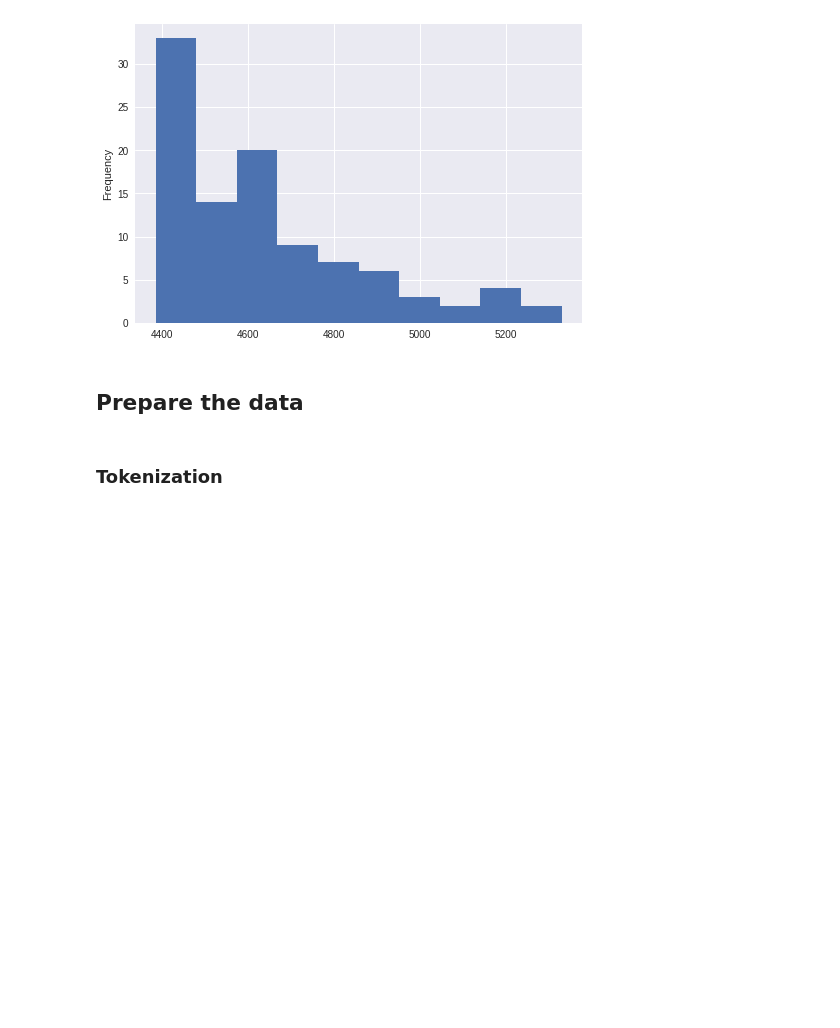
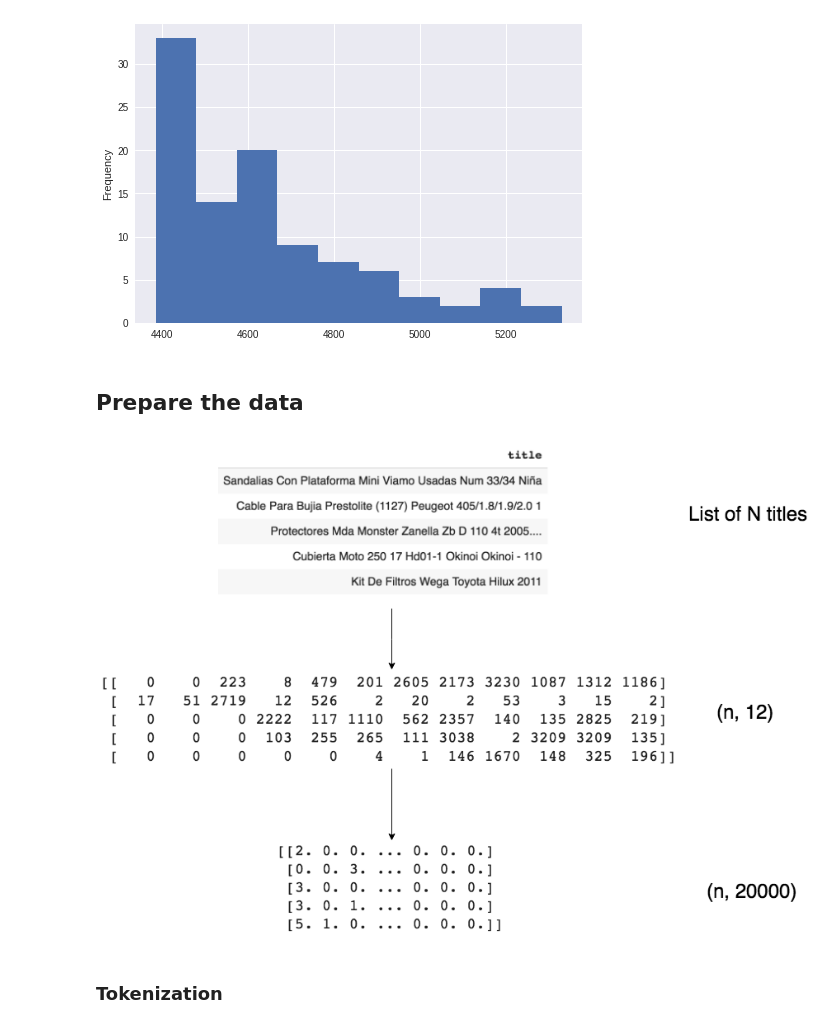
Before and after one commit to agustin-sarasua/workshop-categorization, a Jupyter notebook: Workshop_Step1.ipynb, the cells around one changed output. Saved outputs shown, nothing was run; the diff lists cells and outputs as text; code cells hidden in the pictures; blank space fills up the shorter version.

```diff
--- a/Workshop_Step1.ipynb
+++ b/Workshop_Step1.ipynb
@@ -135,6 +137,10 @@ plt.set_ylim(0,5500)
 [figure]
 # %% [markdown]
 ## Prepare the data
+# %%
+display(Image('vec.png'))
+# %% [output]
+[figure, added]
 # %% [markdown]
 ### Tokenization
 # %% [markdown]
```
Also changed, not shown: parts of 21 cells of this notebook.
